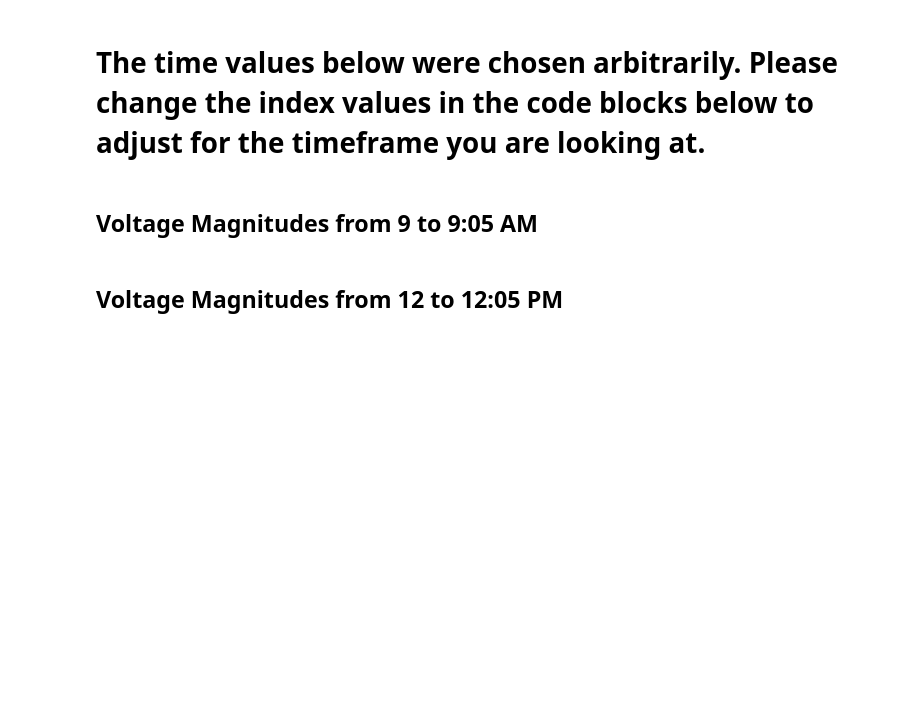
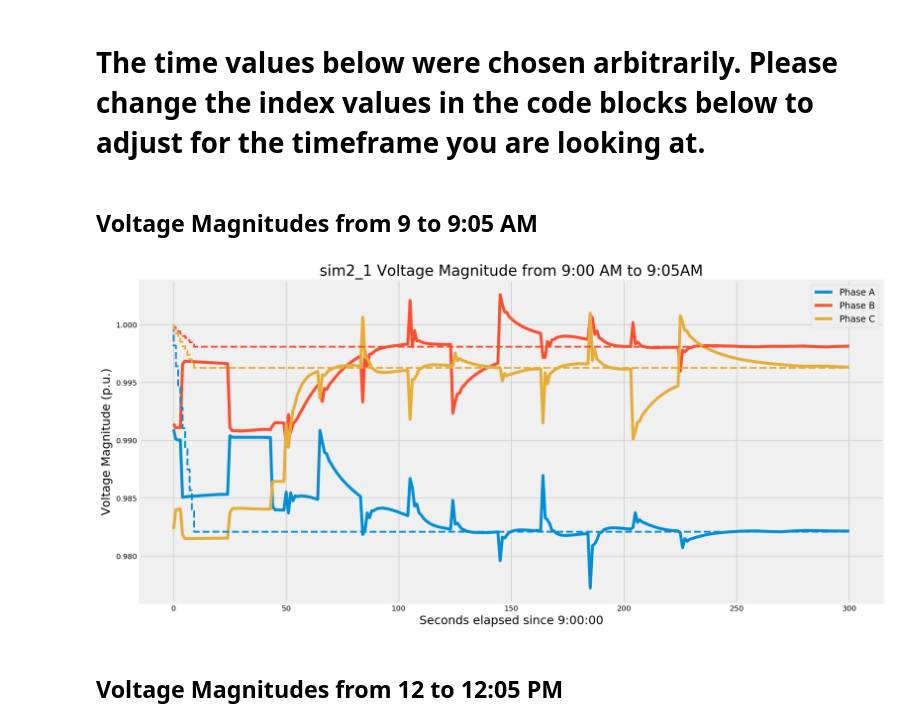
Before and after one commit to jaimiosyncrasy/LPBCcode, a Jupyter notebook: results_tracking_60min.ipynb, the cells around one changed output. Cells and saved outputs as stored; diff of their text form; code cells hidden in the pictures; blank space fills up the shorter version.

```diff
--- a/results_tracking_60min.ipynb
+++ b/results_tracking_60min.ipynb
@@ -29,9 +30,10 @@ mat_file = sp.loadmat(sim_number + ".mat") # loading the relevant .mat file
 # %%
-# sim_number = "sim1_1_way1"  #CHANGE FILENAME HERE!
-# sim_pdf = matplotlib.backends.backend_pdf.PdfPages(sim_number + "_TEST" ".pdf") # Creating PDF here
+sim_number = "sim2_1"  #CHANGE FILENAME HERE!
+sim_pdf = matplotlib.backends.backend_pdf.PdfPages(sim_number + "_TEST" ".pdf") # Creating PDF here
 
 
-# mat_file = sp.loadmat(sim_number + ".mat") # loading the relevant .mat file
+mat_file = sp.loadmat(sim_number + ".mat") # loading the relevant .mat file
+test_number = sim_number
 # %%
 sim_volmag_vals = mat_file['vmag_new']
 sim_volang_vals = mat_file['vang_new']
@@ -58,7 +60,11 @@ for i in range(0,sim_volmag_vals.size//3):
 
 
 
-for i in range(0,sim_volmag_ref.size//4):
-    sim_vol_A_reflist.append((sim_volmag_ref[i][1])),sim_vol_B_reflist.append((sim_volmag_ref[i][2])),sim_vol_C_reflist.append((sim_volmag_ref[i][3]))
-    refpoints.append((sim_volmag_ref[i][0]))
-    sim_ang_A_reflist.append((sim_volang_ref[i][1])),sim_ang_B_reflist.append((sim_volang_ref[i][2])),sim_ang_C_reflist.append((sim_volang_ref[i][3]))
+for i in range(0,sim_volmag_ref.size//3): #TEMP, changed 4 to 3
+    sim_vol_A_reflist.append((sim_volmag_ref[i][0])),sim_vol_B_reflist.append((sim_volmag_ref[i][1])),sim_vol_C_reflist.append((sim_volmag_ref[i][2]))
+#     refpoints.append((sim_volmag_ref[i][0]))
+    sim_ang_A_reflist.append((sim_volang_ref[i][0])),sim_ang_B_reflist.append((sim_volang_ref[i][1])),sim_ang_C_reflist.append((sim_volang_ref[i][2]))
+
+refpoints = []
+for i in range(0, 301):
+    refpoints.append(i)
@@ -71,24 +83,26 @@ for i in range(0,sim_volmag_ref.size//4):
 # %%
 #graph V_mag over time
 
 plt.plot(sim_vol_A_list[:301])
 plt.plot(sim_vol_B_list[:301])
 plt.plot(sim_vol_C_list[:301])
-plt.step(refpoints[:11], sim_vol_A_reflist[:11],color = 'C0',linestyle = '--',linewidth = 2.5)
-plt.step(refpoints[:11], sim_vol_B_reflist[:11],color = 'C1',linestyle = '--',linewidth = 2.5)
-plt.step(refpoints[:11], sim_vol_C_reflist[:11],color = 'C2',linestyle = '--',linewidth = 2.5)
+plt.step(refpoints, sim_vol_A_reflist[:301],color = 'C0',linestyle = '--',linewidth = 2.5)
+plt.step(refpoints, sim_vol_B_reflist[:301],color = 'C1',linestyle = '--',linewidth = 2.5)
+plt.step(refpoints, sim_vol_C_reflist[:301],color = 'C2',linestyle = '--',linewidth = 2.5)
 
 plt.ylabel('Voltage Magnitude (p.u.)',fontsize = 16)
 plt.xlabel('Seconds elapsed since 9:00:00',fontsize = 16)
 plt.title(sim_number + ' Voltage Magnitude from 9:00 AM to 9:05AM', fontsize = 20)
 plt.gcf().set_size_inches(16, 8)
 plt.legend(['Phase A', 'Phase B', 'Phase C'], loc='best', prop={'size': 12})
 
 
 sim_pdf.savefig()
 
-plt.close()
-#plt.show()
+# plt.close()
+plt.show()
+# %% [output]
+[figure, added]
 # %% [markdown]
 ## Voltage Magnitudes from 12 to 12:05 PM
 # %%
```
Also changed, not shown: parts of 33 cells of this notebook.
